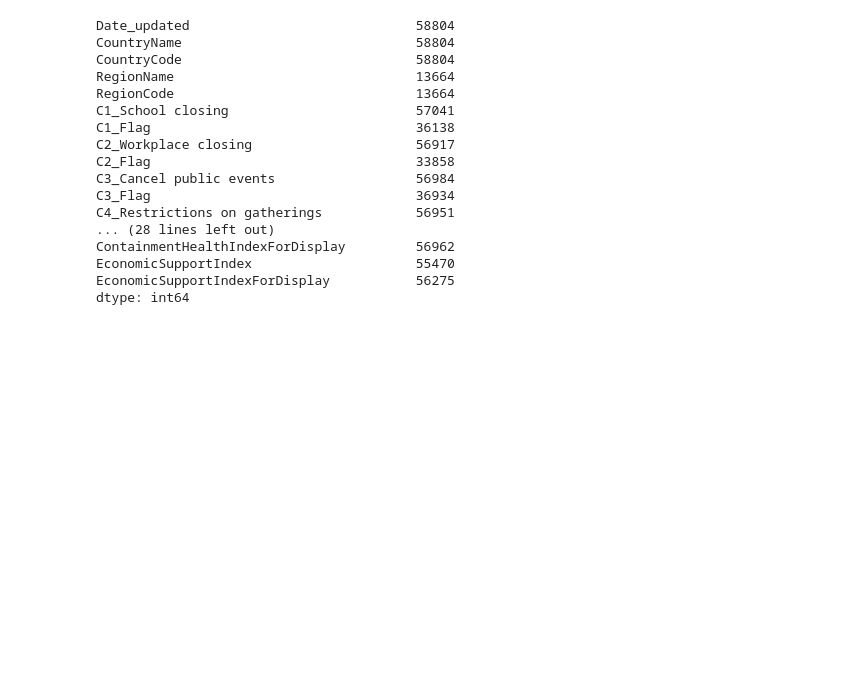
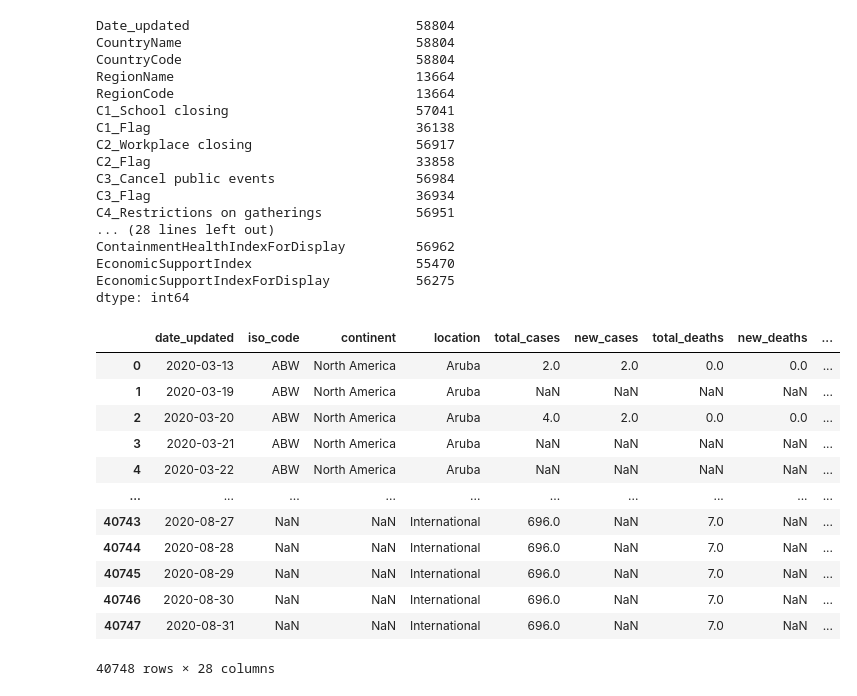
Before and after one commit to pmmfs/capstone-project, a Jupyter notebook: government_regulation_impact_initial_analysis.ipynb, the cells around one changed output. Drawn from its saved outputs; the diff is of its cells as text; code cells hidden in the pictures; blank space fills up the shorter version.

Commit message:
updated code to remove redundant columns

```diff
--- a/government_regulation_impact_initial_analysis.ipynb
+++ b/government_regulation_impact_initial_analysis.ipynb
@@ -220,3 +239,22 @@ ContainmentHealthIndexForDisplay         56962
 EconomicSupportIndex                     55470
 EconomicSupportIndexForDisplay           56275
 dtype: int64
+# %%
+# Drop columns deemed redundant/not useful
+covid_stats_df = covid_stats_df.drop(['new_cases_smoothed', 'new_deaths_smoothed', 'total_cases_per_million', 'new_cases_per_million', 'new_cases_smoothed_per_million', 'total_deaths_per_million', 'new_deaths_per_million', 'new_deaths_smoothed_per_million', 'total_tests_per_thousand', 'new_tests_per_thousand', 'new_tests_smoothed', 'new_tests_smoothed_per_thousand'], axis=1)
+
+covid_stats_df
+# %% [output]
+|  | date_updated | iso_code | continent | location | total_cases | new_cases | total_deaths | new_deaths | ... |
+| 0 | 2020-03-13 | ABW | North America | Aruba | 2.0 | 2.0 | 0.0 | 0.0 | ... |
+| 1 | 2020-03-19 | ABW | North America | Aruba | NaN | NaN | NaN | NaN | ... |
+| 2 | 2020-03-20 | ABW | North America | Aruba | 4.0 | 2.0 | 0.0 | 0.0 | ... |
+| 3 | 2020-03-21 | ABW | North America | Aruba | NaN | NaN | NaN | NaN | ... |
+| 4 | 2020-03-22 | ABW | North America | Aruba | NaN | NaN | NaN | NaN | ... |
+| ... | ... | ... | ... | ... | ... | ... | ... | ... | ... |
+| 40743 | 2020-08-27 | NaN | NaN | International | 696.0 | NaN | 7.0 | NaN | ... |
+| 40744 | 2020-08-28 | NaN | NaN | International | 696.0 | NaN | 7.0 | NaN | ... |
+| 40745 | 2020-08-29 | NaN | NaN | International | 696.0 | NaN | 7.0 | NaN | ... |
+| 40746 | 2020-08-30 | NaN | NaN | International | 696.0 | NaN | 7.0 | NaN | ... |
+| 40747 | 2020-08-31 | NaN | NaN | International | 696.0 | NaN | 7.0 | NaN | ... |
+40748 rows × 28 columns
```
Also changed, not shown: parts of 2 cells of this notebook, 1 other file.
